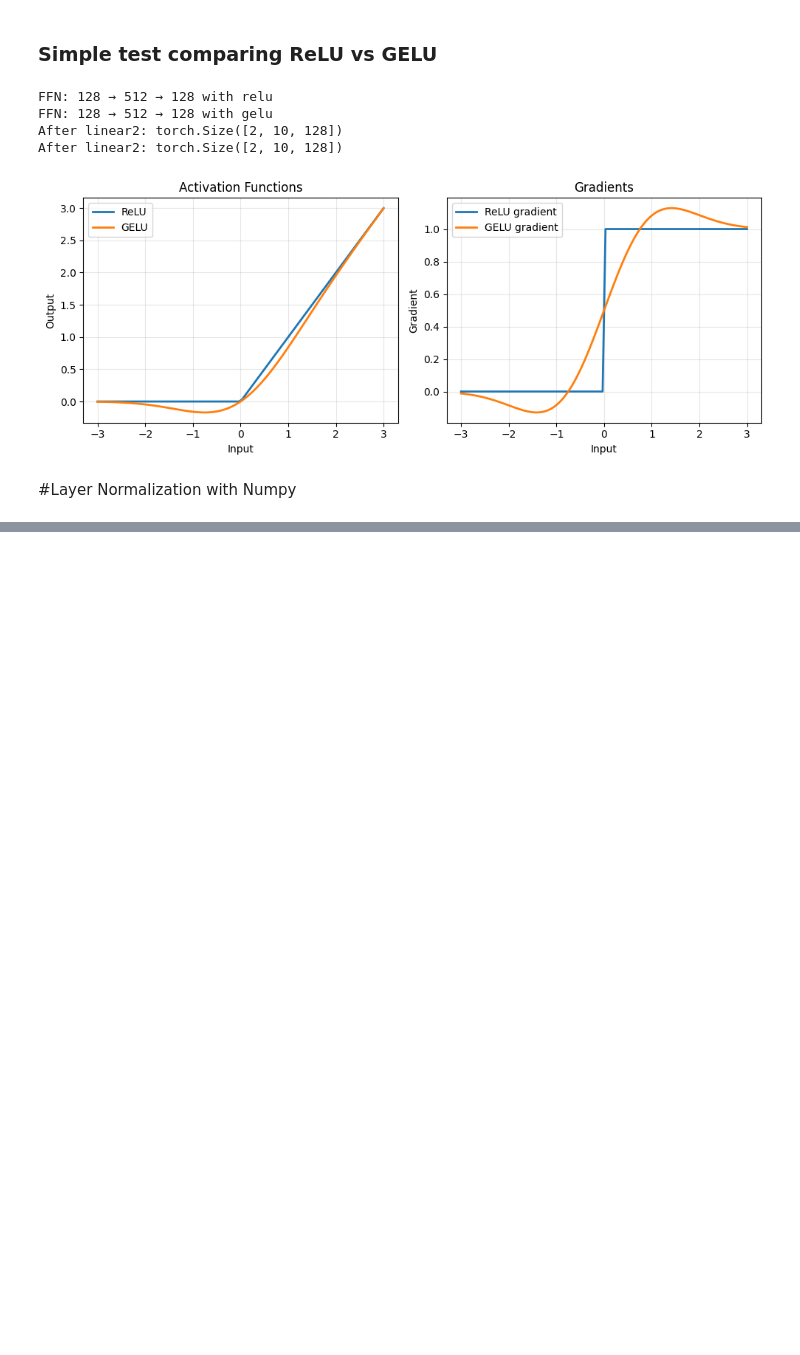
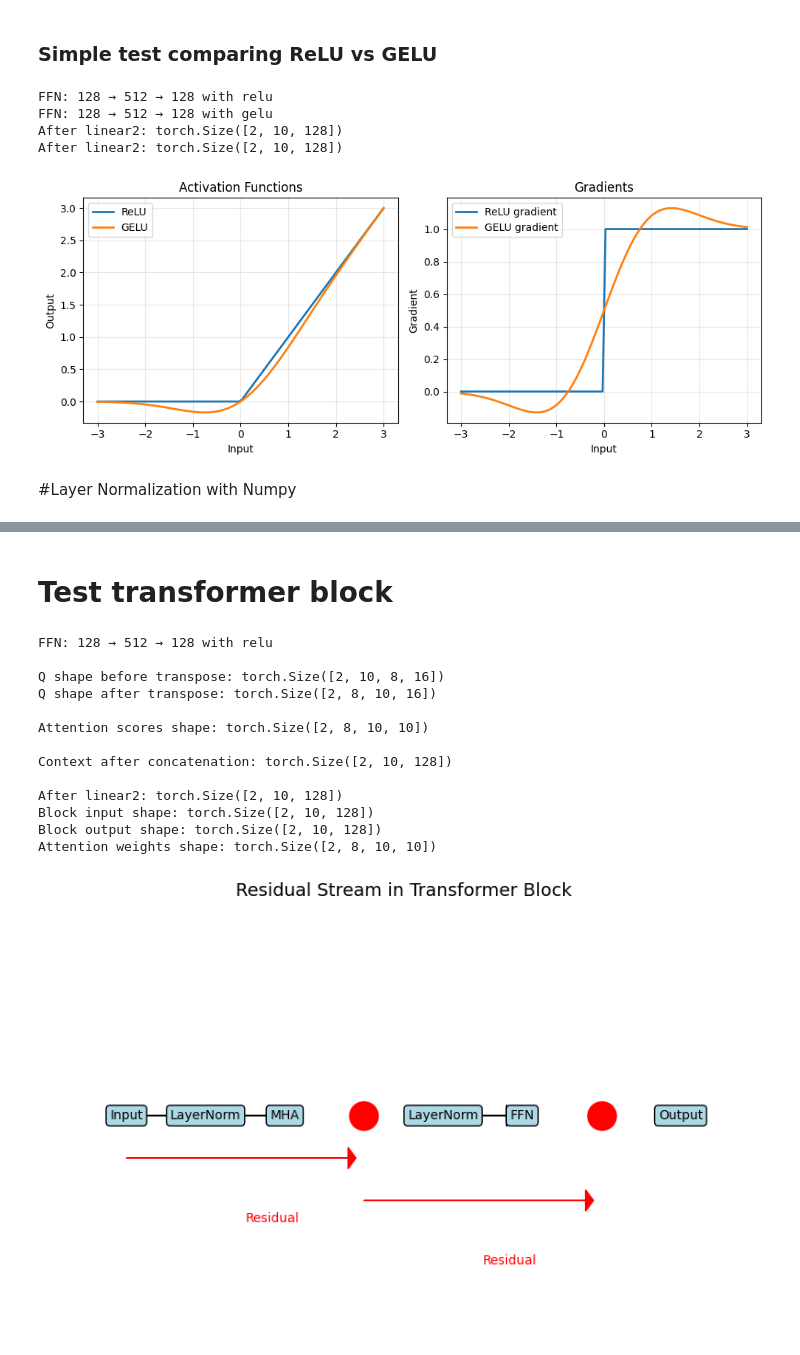
Before and after one commit to bltzr75/Practices_with_Speech_and_Language_Processing_Jurafsky_and_Martin, a Jupyter notebook: 9/Chapter_9.ipynb, the cells around one changed output, grey strips where cells are left out. Saved outputs shown, nothing was run; the diff lists cells and outputs as text; code cells hidden in the pictures; blank space fills up the shorter version.

Commit message:
Added Transformer Block and Stacked arquitecture.

```diff
--- a/9/Chapter_9.ipynb
+++ b/9/Chapter_9.ipynb
@@ -470,8 +539,10 @@ class MultiHeadAttention(nn.Module):
 
   def forward(self, x, mask=None):
     """
-    x: [batch, seq_len, d_model]  # Batched input for parallel processing
-    Returns: [batch, seq_len, d_model]
+    x: [batch, seq_len, d_model]
+    Returns:
+      x: [batch, seq_len, d_model] - transformed output
+      attn_weights: [batch, n_heads, seq_len, seq_len] - attention weights
     """
 
     batch_size, seq_len, d_model = x.shape
@@ -481,17 +552,21 @@ class MultiHeadAttention(nn.Module):
     K = self.W_K(x).view(batch_size, seq_len, self.n_heads, self.d_k)
     V = self.W_V(x).view(batch_size, seq_len, self.n_heads, self.d_k)
 
+
+    print(f"\nQ shape before transpose: {Q.shape}")
+
+
     # Transpose for attention: [batch, n_heads, seq_len, d_k].  [B, L, h, d_k] -> [B, h, L, d_k]
     Q = Q.transpose(1,2) # moves position 1 to position 2
     K = K.transpose(1,2)
     V = V.transpose(1,2)
 
-    print(f"Q shape after transpose: {Q.shape}")
+    print(f"Q shape after transpose: {Q.shape}\n")
 
 
     # Scaled dot-product attention
     scores = torch.matmul(Q, K.transpose(-2, -1)) * self.scale  # [B, h, L, d_k] × [B, h, d_k, L] = [B, h, L, L]
-    print(f"Attention scores shape: {scores.shape}")  # Each position attends to all positions
+    print(f"Attention scores shape: {scores.shape}\n")  # Each position attends to all positions
 
 
     # Apply mask
@@ -510,7 +585,7 @@ class MultiHeadAttention(nn.Module):
     context = context.transpose(1, 2).contiguous().view(  # transpose back: [B, L, h, d_k]
         batch_size, seq_len, d_model  # view: [B, L, h*d_k] = [B, L, d_model] - Merge all heads
     )  # contiguous() ensures memory layout is sequential after transpose (required for view)
-    print(f"Context after concatenation: {context.shape}")
+    print(f"Context after concatenation: {context.shape}\n")
 
     # final linear projection
     output = self.W_O(context)  # [B, L, d_model] → [B, L, d_model] - Mix information from all heads
@@ -694,0 +831,63 @@ NumPy std closest to 1.0
+# %% [markdown]
+# Test transformer block
+# %%
+block = TransformerBlock(d_model=128, n_heads=8)
+x = torch.randn(2, 10, 128)
+mask = torch.tril(torch.ones(10, 10))
+
+output, attn_weights = block(x, mask)
+print(f"Block input shape: {x.shape}")
+print(f"Block output shape: {output.shape}")
+print(f"Attention weights shape: {attn_weights.shape}")
+
+# Visualize residual stream concept
+def visualize_residual_stream():
+    """Show how information flows through residual connections"""
+    fig, ax = plt.subplots(figsize=(10, 6))
+
+    # Draw components
+    components = ['Input', 'LayerNorm', 'MHA', '+', 'LayerNorm', 'FFN', '+', 'Output']
+    positions = [(1, 3), (2, 3), (3, 3), (4, 3), (5, 3), (6, 3), (7, 3), (8, 3)]
+
+    # Residual connections
+    ax.arrow(1, 2.8, 2.8, 0, head_width=0.1, head_length=0.1, fc='red', ec='red')
+    ax.text(2.5, 2.5, 'Residual', color='red')
+    ax.arrow(4, 2.6, 2.8, 0, head_width=0.1, head_length=0.1, fc='red', ec='red')
+    ax.text(5.5, 2.3, 'Residual', color='red')
+
+    # Main flow
+    for i, (comp, pos) in enumerate(zip(components, positions)):
+        if comp == '+':
+            ax.scatter(*pos, s=500, c='red', marker='o')
+        else:
+            ax.text(*pos, comp, ha='center', va='center',
+                   bbox=dict(boxstyle='round', facecolor='lightblue'))
+
+        if i < len(positions) - 1 and components[i] != '+' and components[i+1] != '+':
+            ax.arrow(pos[0], pos[1], 0.8, 0, head_width=0.1, head_length=0.1)
+
+    ax.set_xlim(0, 9)
+    ax.set_ylim(2, 4)
+    ax.axis('off')
+    ax.set_title('Residual Stream in Transformer Block', fontsize=14)
+    plt.show()
+
+visualize_residual_stream()
+
+# Model summary
+summary(block, input_data=[x, mask], verbose=0)
+# %% [output]
+FFN: 128 → 512 → 128 with relu
+
+Q shape before transpose: torch.Size([2, 10, 8, 16])
+Q shape after transpose: torch.Size([2, 8, 10, 16])
+
+Attention scores shape: torch.Size([2, 8, 10, 10])
+
+Context after concatenation: torch.Size([2, 10, 128])
+
+After linear2: torch.Size([2, 10, 128])
+Block input shape: torch.Size([2, 10, 128])
+Block output shape: torch.Size([2, 10, 128])
+Attention weights shape: torch.Size([2, 8, 10, 10])
+[figure, added]
```
Also changed, not shown: parts of 20 cells of this notebook, 2 other files.
